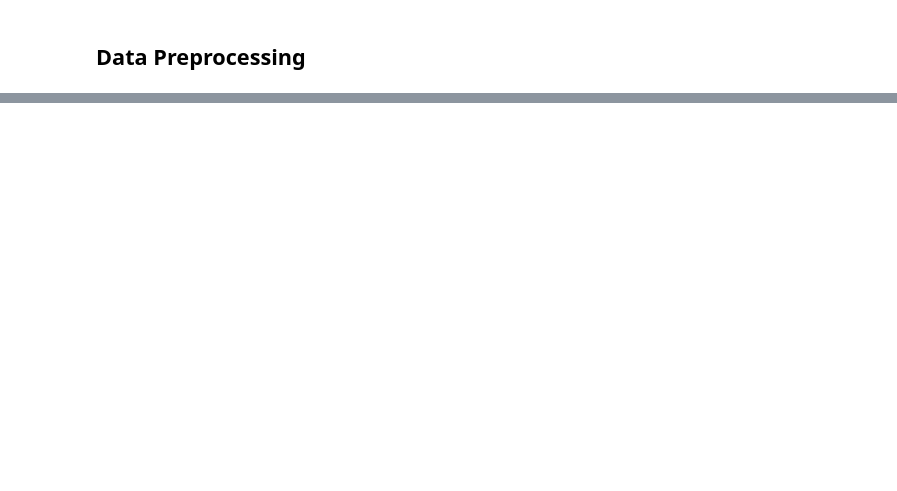
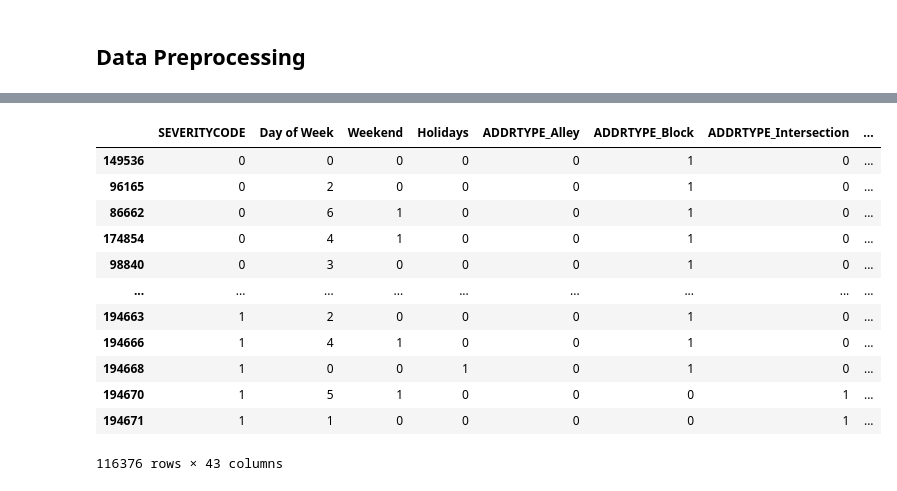
Before and after one commit to MisterCarter/Coursera_Capstone, a Jupyter notebook: Scripts/Coursera Capstone.ipynb, the cells around one changed output, grey strips where cells are left out. Saved outputs shown, nothing was run; the diff lists cells and outputs as text; code cells hidden in the pictures; blank space fills up the shorter version.

```diff
--- a/Scripts/Coursera Capstone.ipynb
+++ b/Scripts/Coursera Capstone.ipynb
@@ -264,0 +261,5 @@ df
+# %%
+df = pd.get_dummies(df, columns= ['ADDRTYPE','JUNCTIONTYPE','WEATHER','ROADCOND','LIGHTCOND'])
+df
+df['SEVERITYCODE'] = df['SEVERITYCODE'].apply(lambda x:0 if x==1 else x)
+df['SEVERITYCODE'] = df['SEVERITYCODE'].apply(lambda x:1if x==2 else x) ## BINARY NOW. 0 = PROPDAMAGE, 1 =INJURY
@@ -269,0 +283,16 @@ y = df[['SEVERITYCODE']]
+# %%
+df_final
+# %% [output]
+|  | SEVERITYCODE | Day of Week | Weekend | Holidays | ADDRTYPE_Alley | ADDRTYPE_Block | ADDRTYPE_Intersection | ... |
+| 149536 | 0 | 0 | 0 | 0 | 0 | 1 | 0 | ... |
+| 96165 | 0 | 2 | 0 | 0 | 0 | 1 | 0 | ... |
+| 86662 | 0 | 6 | 1 | 0 | 0 | 1 | 0 | ... |
+| 174854 | 0 | 4 | 1 | 0 | 0 | 1 | 0 | ... |
+| 98840 | 0 | 3 | 0 | 0 | 0 | 1 | 0 | ... |
+| ... | ... | ... | ... | ... | ... | ... | ... | ... |
+| 194663 | 1 | 2 | 0 | 0 | 0 | 1 | 0 | ... |
+| 194666 | 1 | 4 | 1 | 0 | 0 | 1 | 0 | ... |
+| 194668 | 1 | 0 | 0 | 1 | 0 | 1 | 0 | ... |
+| 194670 | 1 | 5 | 1 | 0 | 0 | 0 | 1 | ... |
+| 194671 | 1 | 1 | 0 | 0 | 0 | 0 | 1 | ... |
+116376 rows × 43 columns
```
Also changed, not shown: parts of 25 cells of this notebook.
